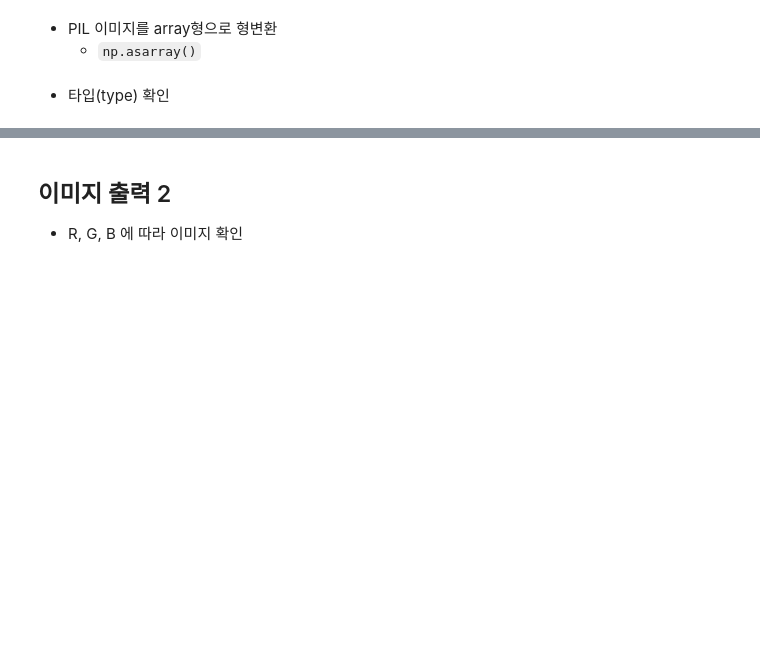
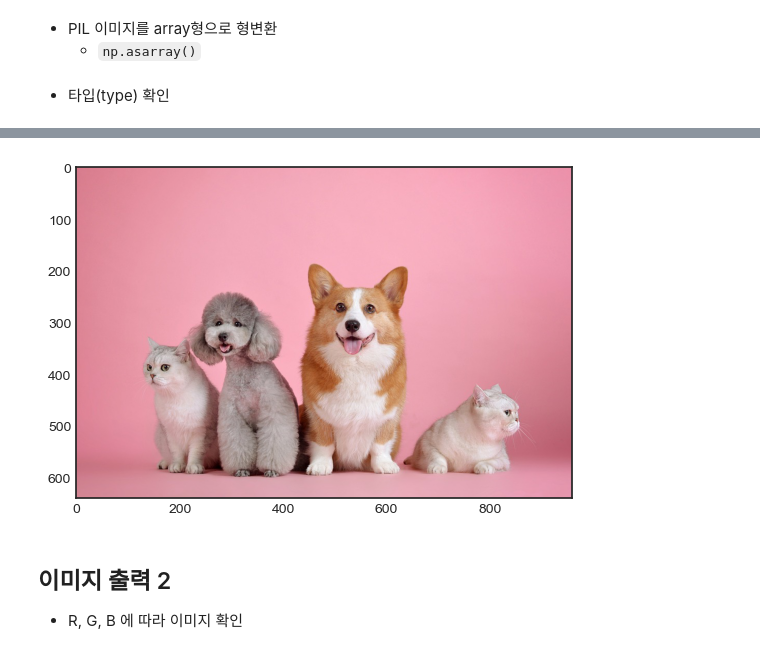
Before and after one commit to kksoo1769/study, a Jupyter notebook: code/computer_vision/01.opencv_basics.ipynb, the cells around one changed output, grey strips where cells are left out. Cells and saved outputs as stored; diff of their text form; code cells hidden in the pictures; blank space fills up the shorter version.

```diff
--- a/code/computer_vision/01.opencv_basics.ipynb
+++ b/code/computer_vision/01.opencv_basics.ipynb
@@ -95,5 +119,7 @@
 # %% [markdown]
 - PIL 이미지를 array형으로 형변환
   - `np.asarray()`
+# %%
+pic_arr = np.asarray(pic)
 # %% [markdown]
 - 타입(type) 확인
@@ -100,3 +154,8 @@
+# %%
+plt.imshow(pic_arr)
+plt.show()
+# %% [output]
+[figure, added]
 # %% [markdown]
 ## 이미지 출력 2
 - R, G, B 에 따라 이미지 확인
```
Also changed, not shown: parts of 29 cells of this notebook.
